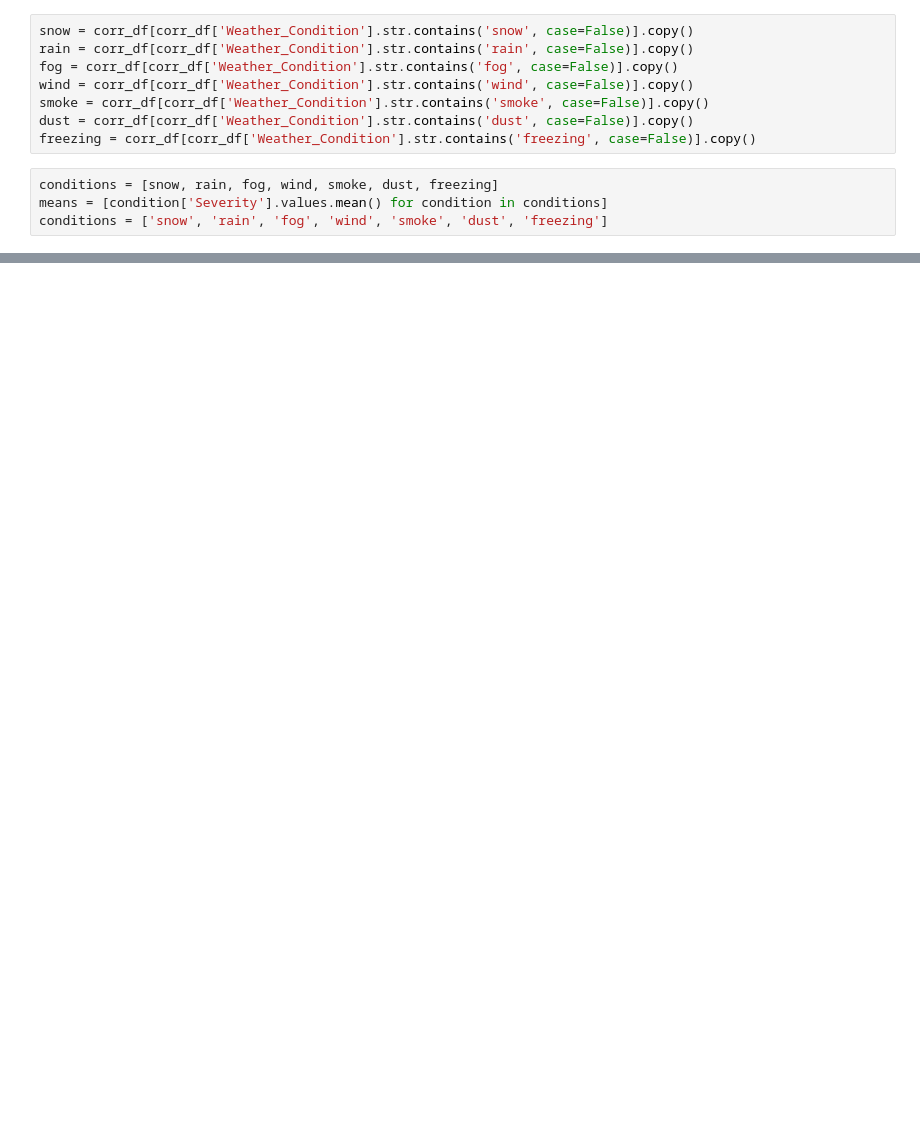
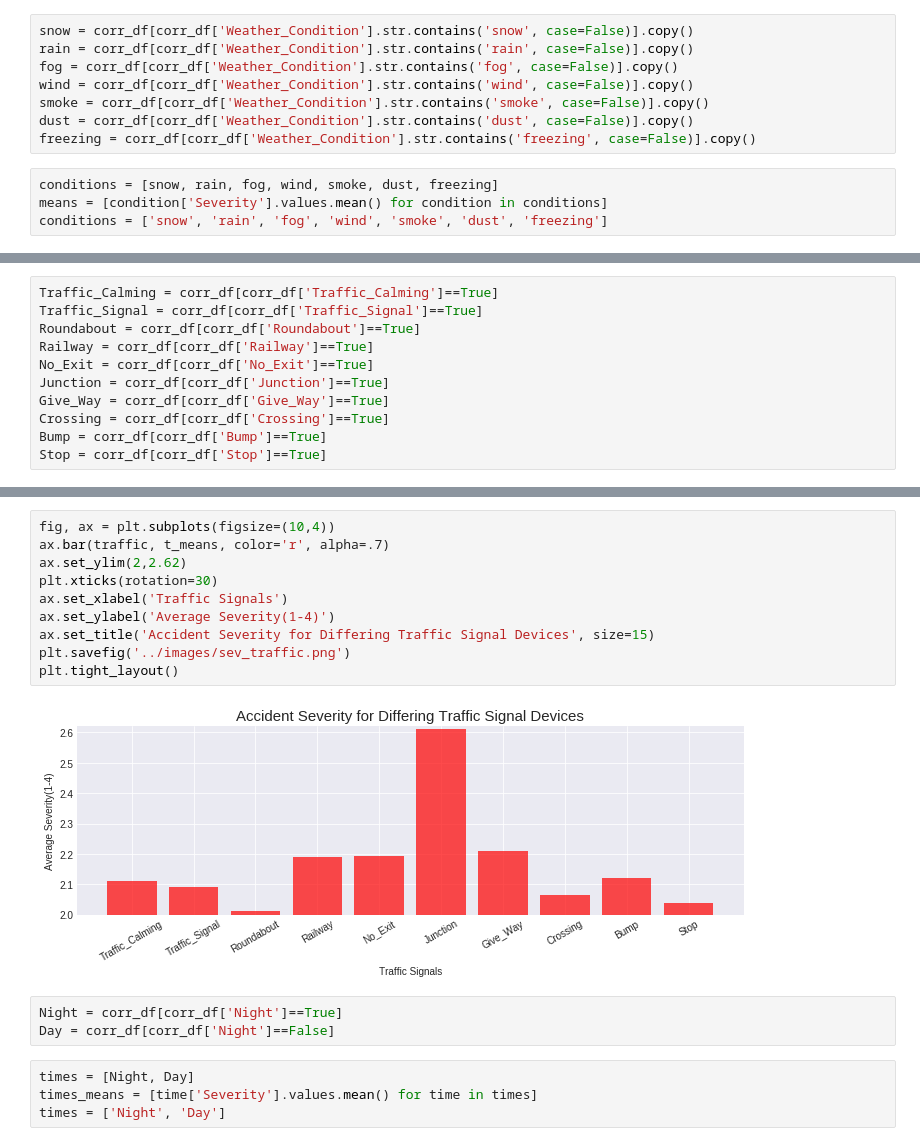
Before and after one commit to ddiaz164/Traffic_Accidents_US, a Jupyter notebook: notebooks/corr_analysis.ipynb, the cells around one changed output, grey strips where cells are left out. Cells and saved outputs as stored; diff of their text form; blank space fills up the shorter version.

```diff
--- a/notebooks/corr_analysis.ipynb
+++ b/notebooks/corr_analysis.ipynb
@@ -112,0 +162,11 @@ not_sc_fog = sc_data[sc_data['Weather_Condition'].str.contains('fog', case=False
+# %%
+Traffic_Calming = corr_df[corr_df['Traffic_Calming']==True]
+Traffic_Signal = corr_df[corr_df['Traffic_Signal']==True]
+Roundabout = corr_df[corr_df['Roundabout']==True]
+Railway = corr_df[corr_df['Railway']==True]
+No_Exit = corr_df[corr_df['No_Exit']==True]
+Junction = corr_df[corr_df['Junction']==True]
+Give_Way = corr_df[corr_df['Give_Way']==True]
+Crossing = corr_df[corr_df['Crossing']==True]
+Bump = corr_df[corr_df['Bump']==True]
+Stop = corr_df[corr_df['Stop']==True]
@@ -112,0 +189,19 @@ not_sc_fog = sc_data[sc_data['Weather_Condition'].str.contains('fog', case=False
+# %%
+fig, ax = plt.subplots(figsize=(10,4))
+ax.bar(traffic, t_means, color='r', alpha=.7)
+ax.set_ylim(2,2.62)
+plt.xticks(rotation=30)
+ax.set_xlabel('Traffic Signals')
+ax.set_ylabel('Average Severity(1-4)')
+ax.set_title('Accident Severity for Differing Traffic Signal Devices', size=15)
+plt.savefig('../images/sev_traffic.png')
+plt.tight_layout()
+# %% [output]
+[figure, added]
+# %%
+Night = corr_df[corr_df['Night']==True]
+Day = corr_df[corr_df['Night']==False]
+# %%
+times = [Night, Day]
+times_means = [time['Severity'].values.mean() for time in times]
+times = ['Night', 'Day']
```
Also changed, not shown: parts of 23 cells of this notebook, 7 other files.
